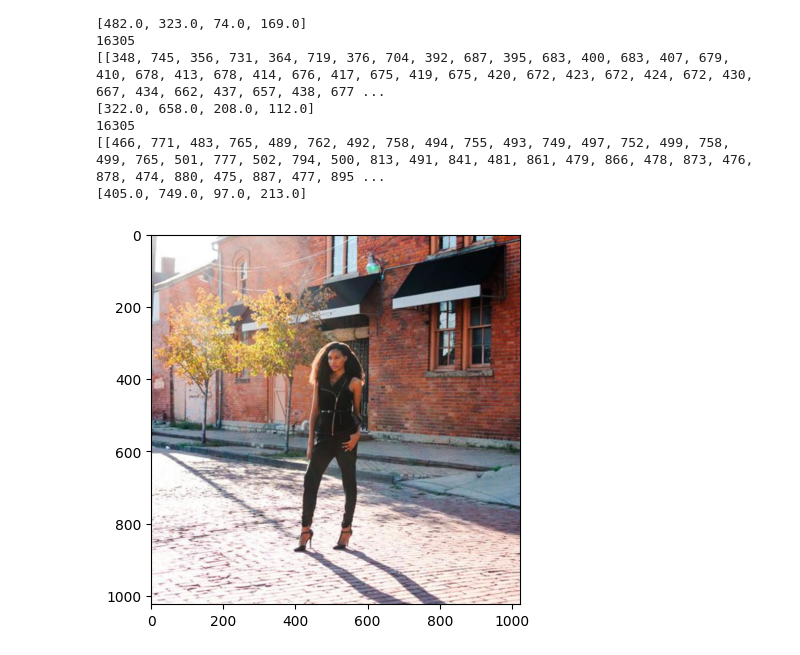
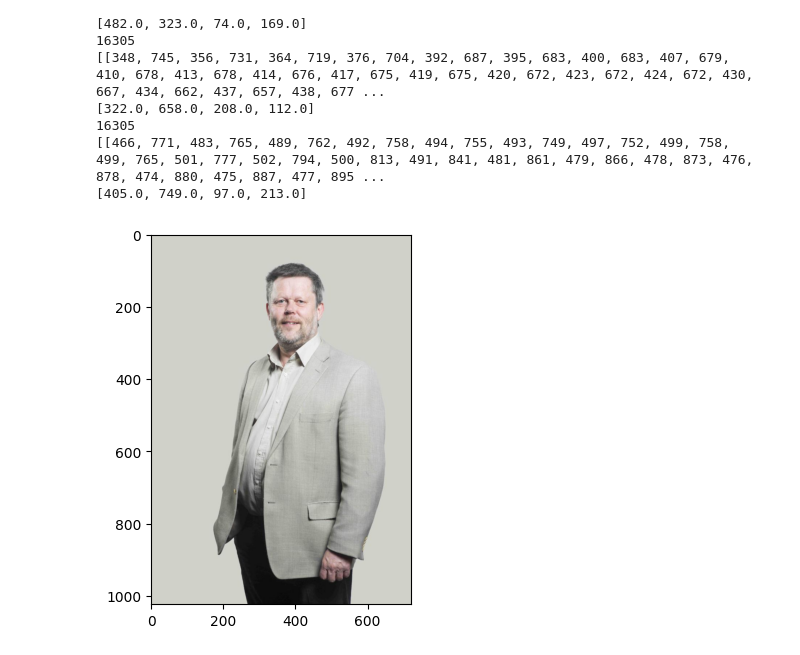
Before and after one commit to tanishasikder/Europe-Fashion, a Jupyter notebook: notebooks/analysis/image_analysis.ipynb, the cells around one changed output. Drawn from its saved outputs; the diff is of its cells as text; code cells hidden in the pictures.

```diff
--- a/notebooks/analysis/image_analysis.ipynb
+++ b/notebooks/analysis/image_analysis.ipynb
@@ -62,21 +62,21 @@ with open('C:/Users/Tanis/Downloads/Europe-Fashion/data/Fashion Data/annotations
 # %%
 import pandas as pd
 from PIL import Image
 import matplotlib.pyplot as plt
 import os
 
 file = r'C:/Users/Tanis/Downloads/Europe-Fashion/data/Fashion_Images/image_data/train'
 hey = 0
 for hi, dir, idk in os.walk(file):
     for i in idk:
-        if i == 'c964f13ae75385a21b18def68d274cd3.jpg':
+        if i == '00000663ed1ff0c4e0132b9b9ac53f6e.jpg':
             with open(file + '/' + i, 'rb') as f:
                 img = Image.open(f)
                 plt.imshow(img)
 
     break
 # %% [output]
-[figure, old version]
+[figure, new version]
 # %%
 file = r'C:/Users/Tanis/Downloads/Europe-Fashion/data/Fashion_Images/color_data'
 folders = []
```
Also changed, not shown: 2 other files.
